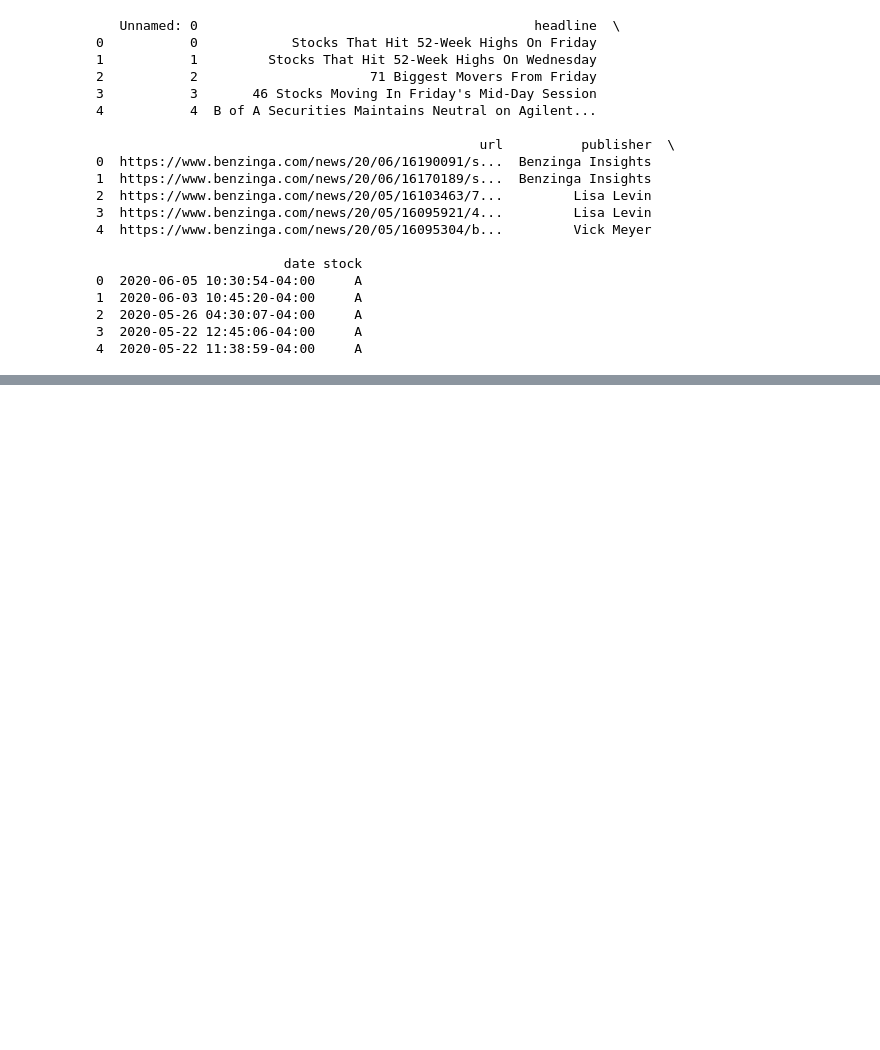
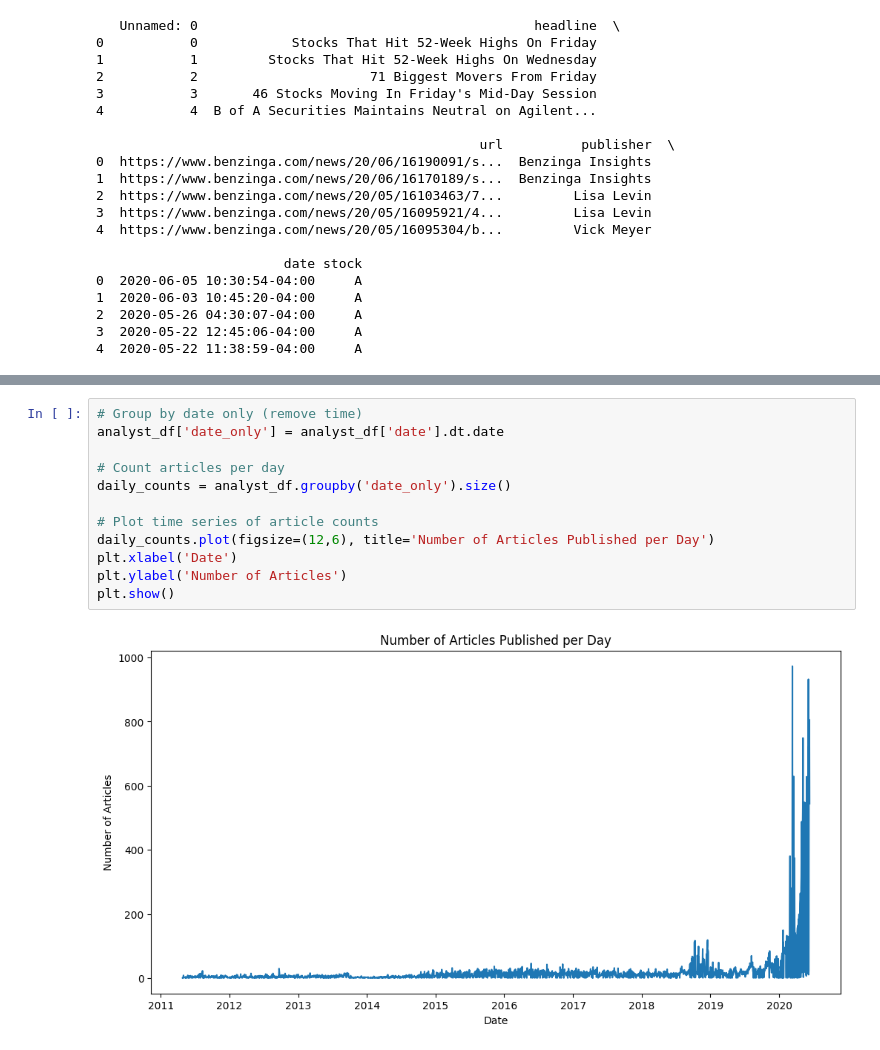
Before and after one commit to ProfessorAbraham/10academy-week1-sentiment-stock-analysis, a Jupyter notebook: notebooks/task_1_eda.ipynb, the cells around one changed output, grey strips where cells are left out. Drawn from its saved outputs; the diff is of its cells as text; blank space fills up the shorter version.

```diff
--- a/notebooks/task_1_eda.ipynb
+++ b/notebooks/task_1_eda.ipynb
@@ -80,0 +150,14 @@ print(analyst_df.head())
+# %%
+# Group by date only (remove time)
+analyst_df['date_only'] = analyst_df['date'].dt.date
+
+# Count articles per day
+daily_counts = analyst_df.groupby('date_only').size()
+
+# Plot time series of article counts
+daily_counts.plot(figsize=(12,6), title='Number of Articles Published per Day')
+plt.xlabel('Date')
+plt.ylabel('Number of Articles')
+plt.show()
+# %% [output]
+[figure, added]
```
Also changed, not shown: parts of 3 cells of this notebook.
